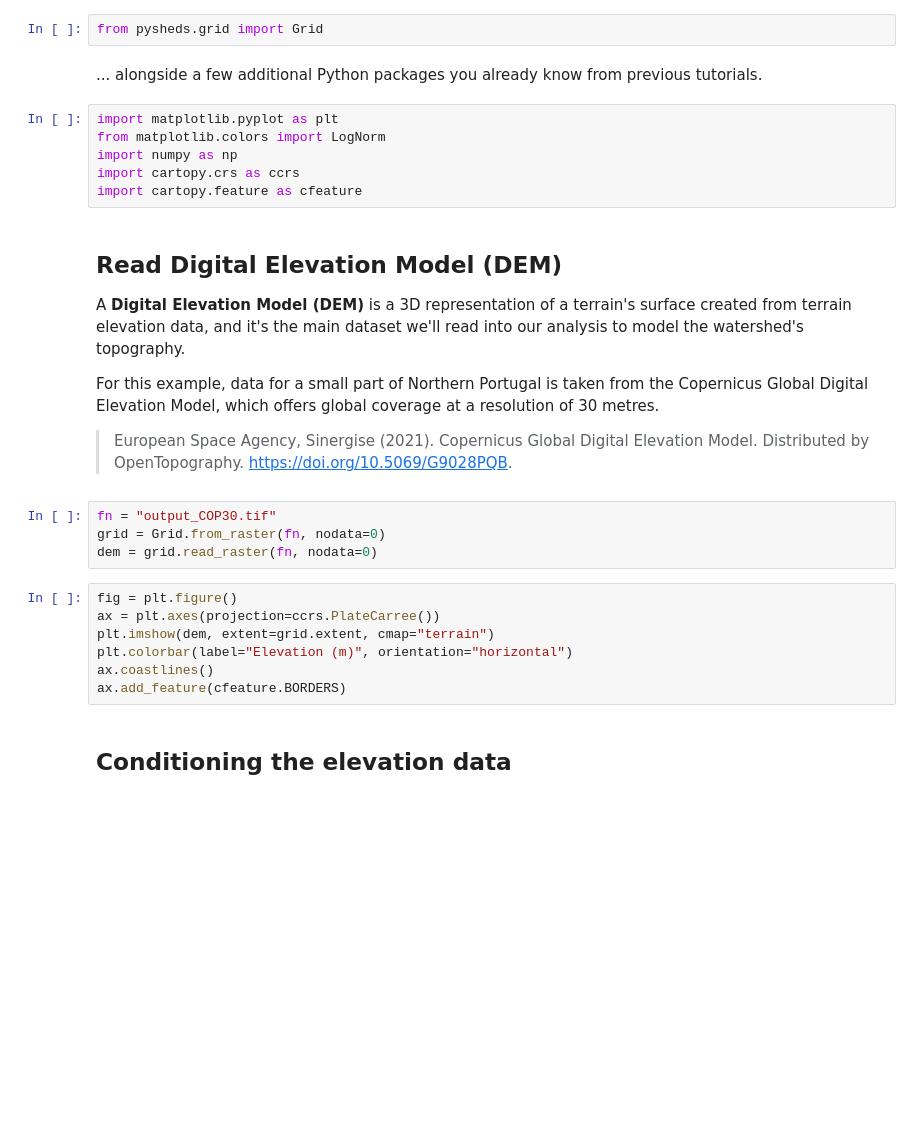
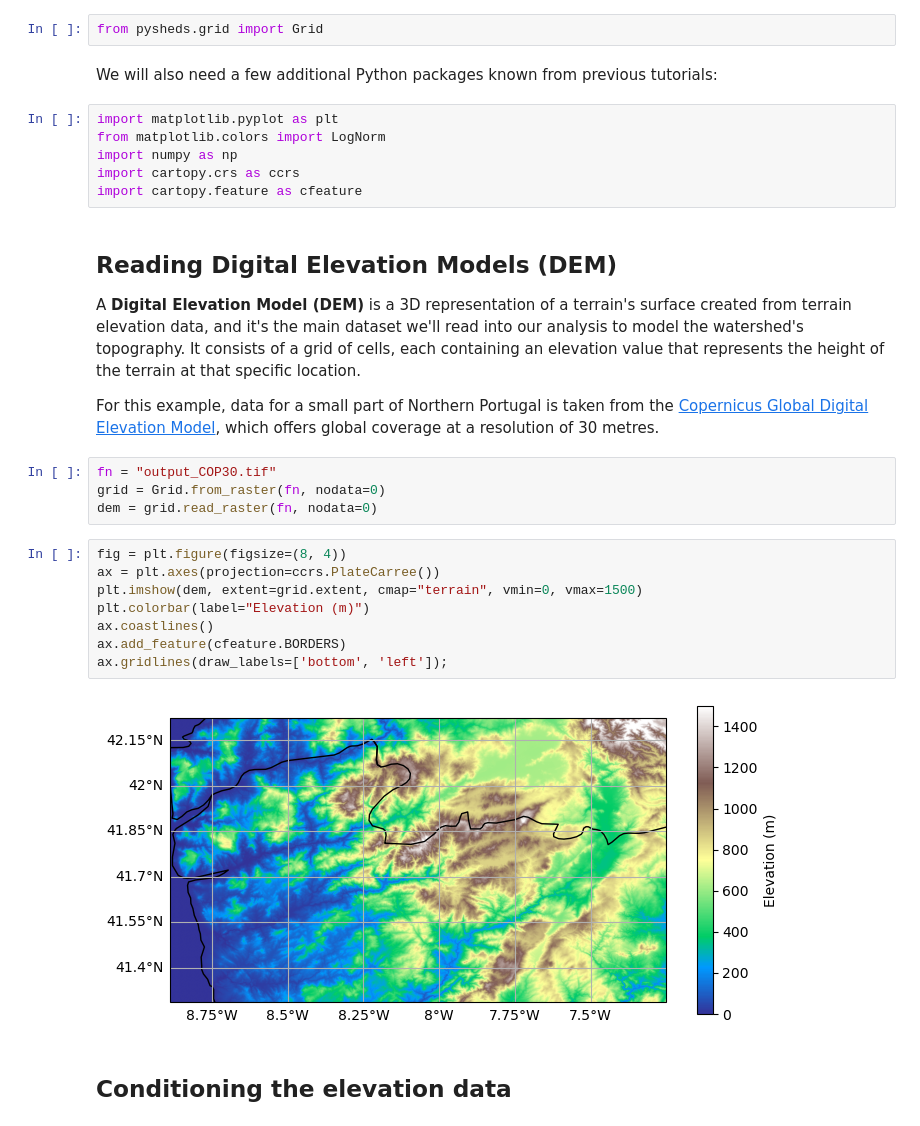
Before and after one commit to fneum/data-science-for-esm, a Jupyter notebook: data-science-for-esm/05-workshop-pysheds.ipynb, the cells around one changed output. Saved outputs shown, nothing was run; the diff lists cells and outputs as text; blank space fills up the shorter version.

```diff
--- a/data-science-for-esm/05-workshop-pysheds.ipynb
+++ b/data-science-for-esm/05-workshop-pysheds.ipynb
@@ -43,7 +43,7 @@ First, let's bring in the `Grid` class from the `pysheds` library, which will be
 # %%
 from pysheds.grid import Grid
 # %% [markdown]
-... alongside a few additional Python packages you already know from previous tutorials.
+We will also need a few additional Python packages known from previous tutorials:
 # %%
 import matplotlib.pyplot as plt
 from matplotlib.colors import LogNorm
@@ -51,24 +51,25 @@ import numpy as np
 import cartopy.crs as ccrs
 import cartopy.feature as cfeature
 # %% [markdown]
-## Read Digital Elevation Model (DEM)
+## Reading Digital Elevation Models (DEM)
 
-A **Digital Elevation Model (DEM)** is a 3D representation of a terrain's surface created from terrain elevation data, and it's the main dataset we'll read into our analysis to model the watershed's topography.
+A **Digital Elevation Model (DEM)** is a 3D representation of a terrain's surface created from terrain elevation data, and it's the main dataset we'll read into our analysis to model the watershed's topography. It consists of a grid of cells, each containing an elevation value that represents the height of the terrain at that specific location.
 
-For this example, data for a small part of Northern Portugal is taken from the Copernicus Global Digital Elevation Model, which offers global coverage at a resolution of 30 metres.
-
-> European Space Agency, Sinergise (2021). Copernicus Global Digital Elevation Model. Distributed by OpenTopography. https://doi.org/10.5069/G9028PQB.
+For this example, data for a small part of Northern Portugal is taken from the [Copernicus Global Digital Elevation Model](https://doi.org/10.5069/G9028PQB), which offers global coverage at a resolution of 30 metres.
 # %%
 fn = "output_COP30.tif"
 grid = Grid.from_raster(fn, nodata=0)
 dem = grid.read_raster(fn, nodata=0)
 # %%
-fig = plt.figure()
+fig = plt.figure(figsize=(8, 4))
 ax = plt.axes(projection=ccrs.PlateCarree())
-plt.imshow(dem, extent=grid.extent, cmap="terrain")
-plt.colorbar(label="Elevation (m)", orientation="horizontal")
+plt.imshow(dem, extent=grid.extent, cmap="terrain", vmin=0, vmax=1500)
+plt.colorbar(label="Elevation (m)")
 ax.coastlines()
 ax.add_feature(cfeature.BORDERS)
+ax.gridlines(draw_labels=['bottom', 'left']);
+# %% [output]
+[figure, added]
 # %% [markdown]
 ## Conditioning the elevation data
 # %% [markdown]
```
Also changed, not shown: parts of 16 cells of this notebook, 1 other file.
